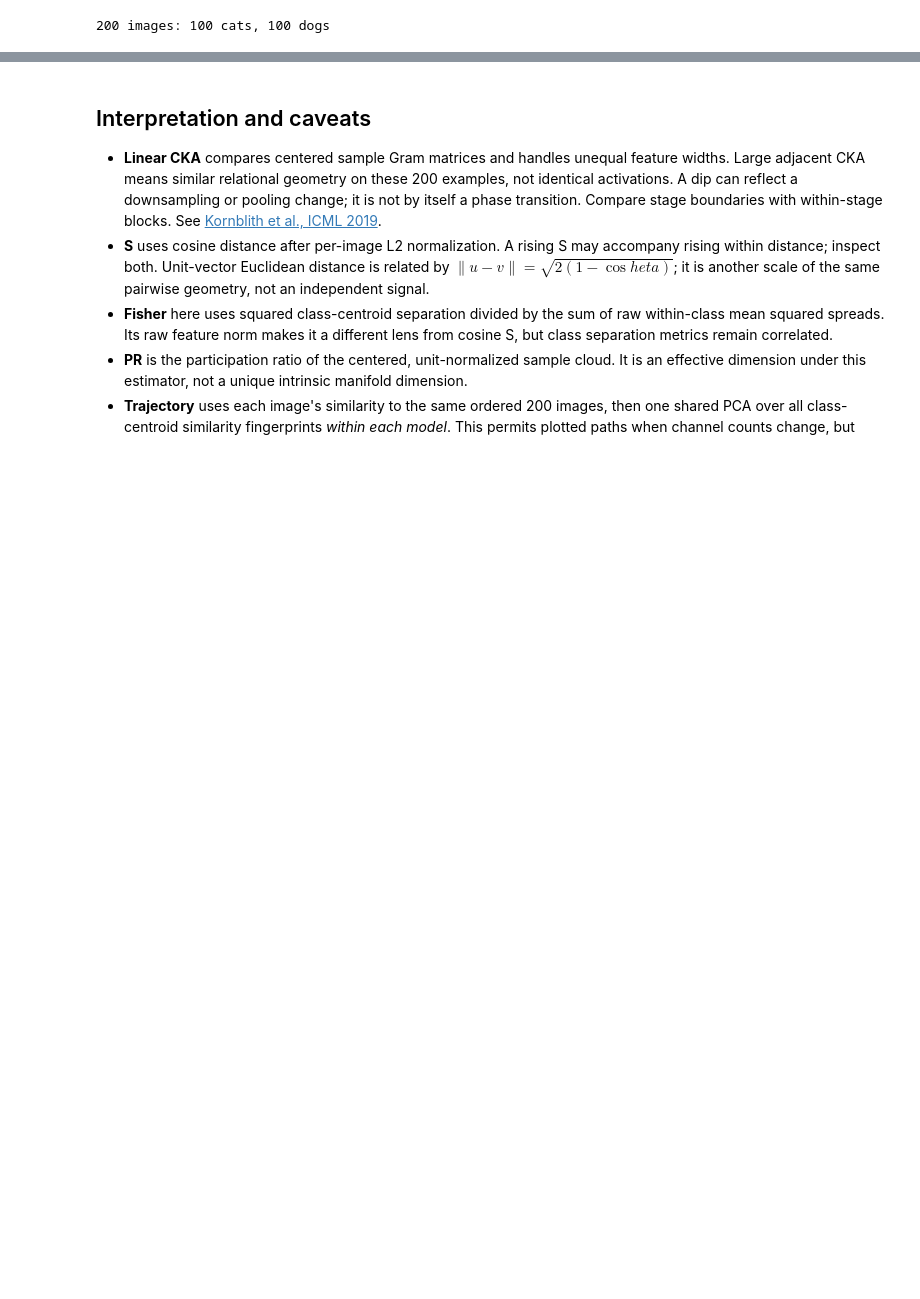
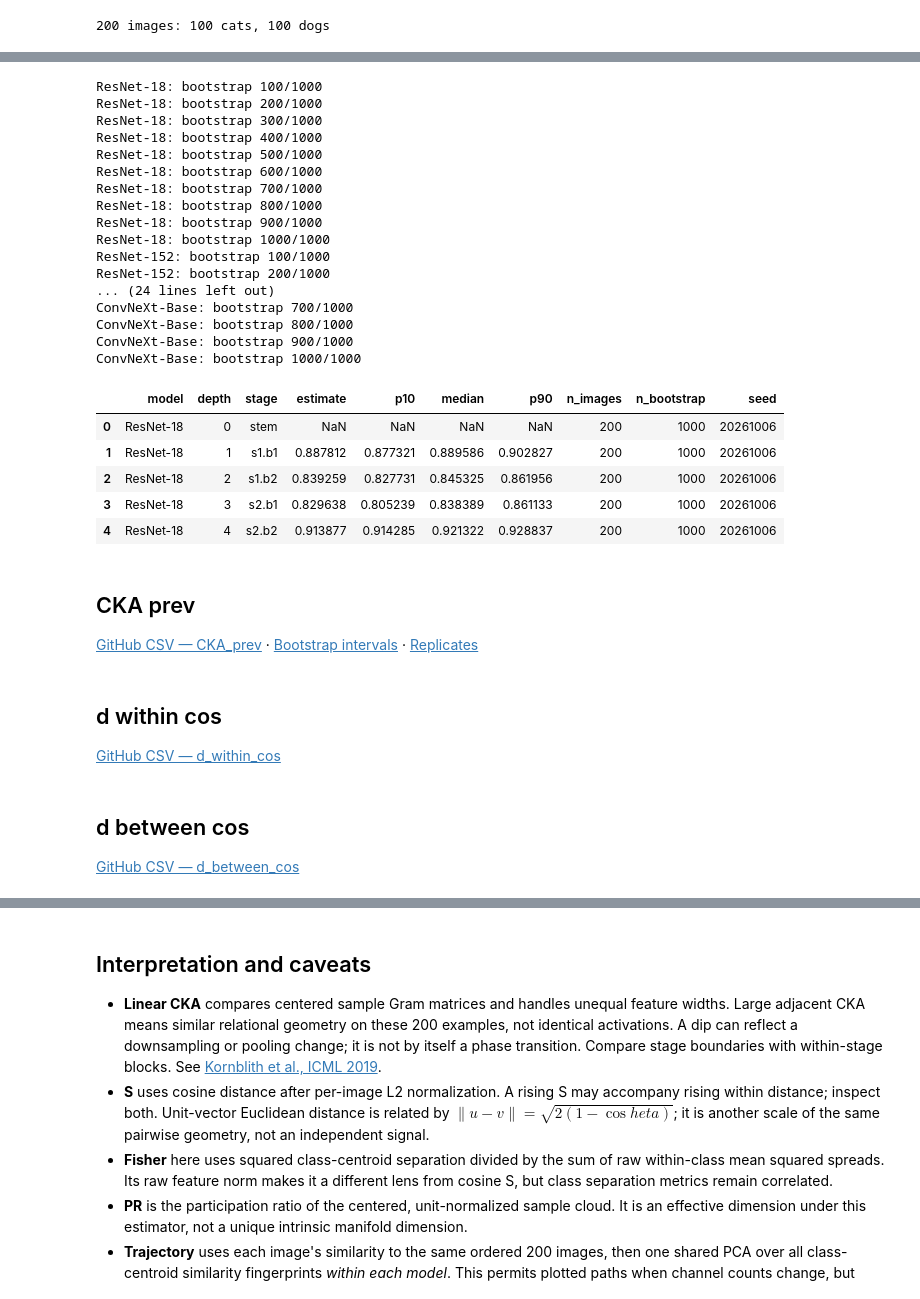
Before and after one commit to Lawson-Dong/representation-alignment-, a Jupyter notebook: experiments/geometric_dynamics/notebooks/Cat_Dog_Block_Geometry_Dynamics_ResNet_ConvNeXt.ipynb, the cells around one changed output, grey strips where cells are left out. Drawn from its saved outputs; the diff is of its cells as text; code cells hidden in the pictures; blank space fills up the shorter version.

```diff
--- a/experiments/geometric_dynamics/notebooks/Cat_Dog_Block_Geometry_Dynamics_ResNet_ConvNeXt.ipynb
+++ b/experiments/geometric_dynamics/notebooks/Cat_Dog_Block_Geometry_Dynamics_ResNet_ConvNeXt.ipynb
@@ -28,4 +35,9 @@ MODEL_SPECS=[
  ('ConvNeXt-Base',models.convnext_base,models.ConvNeXt_Base_Weights.IMAGENET1K_V1),
 ]
 print('torch',torch.__version__,'torchvision',torchvision.__version__,'device',device)
+
+BOOTSTRAP_REPEATS = 1000
+BOOTSTRAP_SEED = 20261006
+RESULT_DIR = Path("block_geometry_metrics")
+RESULT_DIR.mkdir(exist_ok=True)
 # %% [output]
@@ -427,0 +476,33 @@ for name,g in results.groupby('model',sort=False):
+# %%
+bootstrap = bootstrap_caches('.', BOOTSTRAP_REPEATS, BOOTSTRAP_SEED)
+for filename, frame in bootstrap.items():
+    frame.to_csv(RESULT_DIR / f'{filename}.csv', index=False)
+display(bootstrap['CKA_prev_bootstrap'].head())
+# %% [output]
+ResNet-18: bootstrap 100/1000
+ResNet-18: bootstrap 200/1000
+ResNet-18: bootstrap 300/1000
+ResNet-18: bootstrap 400/1000
+ResNet-18: bootstrap 500/1000
+ResNet-18: bootstrap 600/1000
+ResNet-18: bootstrap 700/1000
+ResNet-18: bootstrap 800/1000
+ResNet-18: bootstrap 900/1000
+ResNet-18: bootstrap 1000/1000
+ResNet-152: bootstrap 100/1000
+ResNet-152: bootstrap 200/1000
+... (24 lines left out)
+ConvNeXt-Base: bootstrap 700/1000
+ConvNeXt-Base: bootstrap 800/1000
+ConvNeXt-Base: bootstrap 900/1000
+ConvNeXt-Base: bootstrap 1000/1000
+|  | model | depth | stage | estimate | p10 | median | p90 | n_images | n_bootstrap | seed |
+| 0 | ResNet-18 | 0 | stem | NaN | NaN | NaN | NaN | 200 | 1000 | 20261006 |
+| 1 | ResNet-18 | 1 | s1.b1 | 0.887812 | 0.877321 | 0.889586 | 0.902827 | 200 | 1000 | 20261006 |
+| 2 | ResNet-18 | 2 | s1.b2 | 0.839259 | 0.827731 | 0.845325 | 0.861956 | 200 | 1000 | 20261006 |
+| 3 | ResNet-18 | 3 | s2.b1 | 0.829638 | 0.805239 | 0.838389 | 0.861133 | 200 | 1000 | 20261006 |
+| 4 | ResNet-18 | 4 | s2.b2 | 0.913877 | 0.914285 | 0.921322 | 0.928837 | 200 | 1000 | 20261006 |
+# %% [markdown]
+## CKA prev
+
+[GitHub CSV — CKA_prev](https://github.com/Lawson-Dong/representation-alignment-/blob/representation-vector-geometric-dynamics/experiments/geometric_dynamics/results/block_geometry_metrics/CKA_prev.csv) · [Bootstrap intervals](https://github.com/Lawson-Dong/representation-alignment-/blob/representation-vector-geometric-dynamics/experiments/geometric_dynamics/results/block_geometry_metrics/CKA_prev_bootstrap.csv) · [Replicates](https://github.com/Lawson-Dong/representation-alignment-/blob/representation-vector-geometric-dynamics/experiments/geometric_dynamics/results/block_geometry_metrics/CKA_prev_bootstrap_replicates.csv)
@@ -427,0 +525,4 @@ for name,g in results.groupby('model',sort=False):
+# %% [markdown]
+## d within cos
+
+[GitHub CSV — d_within_cos](https://github.com/Lawson-Dong/representation-alignment-/blob/representation-vector-geometric-dynamics/experiments/geometric_dynamics/results/block_geometry_metrics/d_within_cos.csv)
@@ -427,0 +541,4 @@ for name,g in results.groupby('model',sort=False):
+# %% [markdown]
+## d between cos
+
+[GitHub CSV — d_between_cos](https://github.com/Lawson-Dong/representation-alignment-/blob/representation-vector-geometric-dynamics/experiments/geometric_dynamics/results/block_geometry_metrics/d_between_cos.csv)
```
Also changed, not shown: parts of 47 cells of this notebook, 32 other files.
